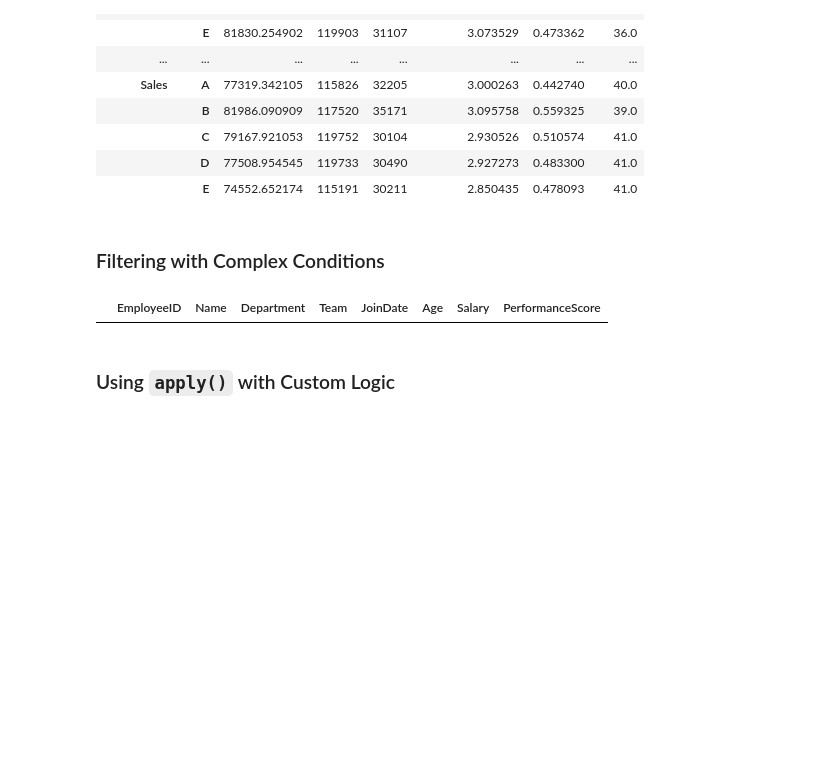
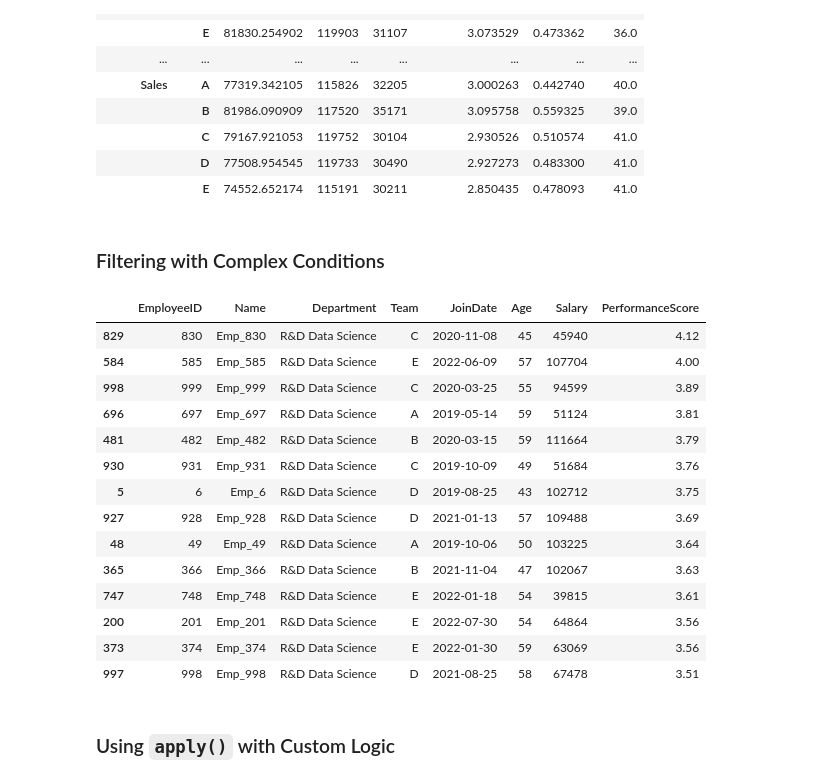
Before and after one commit to chloegaladriel/Cours-Data-Science-M2, a Jupyter notebook: DataScience/Exercice_2.ipynb, the cells around one changed output. Saved outputs shown, nothing was run; the diff lists cells and outputs as text; code cells hidden in the pictures; blank space fills up the shorter version.

Commit message:
DataScience Exercice_3 completed

```diff
--- a/DataScience/Exercice_2.ipynb
+++ b/DataScience/Exercice_2.ipynb
@@ -51,13 +51,27 @@ agg_df
 # %%
 # Employees in Engineering, older than 40, with high performance
 filtered = employee_data[
-    (employee_data['Department'] == 'Engineering') &
+    (employee_data['Department'] == 'R&D Data Science') &
     (employee_data['Age'] > 40) &
     (employee_data['PerformanceScore'] > 3.5)
 ]
 filtered.sort_values(by='PerformanceScore', ascending=False)
 # %% [output]
 |  | EmployeeID | Name | Department | Team | JoinDate | Age | Salary | PerformanceScore |
+| 829 | 830 | Emp_830 | R&D Data Science | C | 2020-11-08 | 45 | 45940 | 4.12 |
+| 584 | 585 | Emp_585 | R&D Data Science | E | 2022-06-09 | 57 | 107704 | 4.00 |
+| 998 | 999 | Emp_999 | R&D Data Science | C | 2020-03-25 | 55 | 94599 | 3.89 |
+| 696 | 697 | Emp_697 | R&D Data Science | A | 2019-05-14 | 59 | 51124 | 3.81 |
+| 481 | 482 | Emp_482 | R&D Data Science | B | 2020-03-15 | 59 | 111664 | 3.79 |
+| 930 | 931 | Emp_931 | R&D Data Science | C | 2019-10-09 | 49 | 51684 | 3.76 |
+| 5 | 6 | Emp_6 | R&D Data Science | D | 2019-08-25 | 43 | 102712 | 3.75 |
+| 927 | 928 | Emp_928 | R&D Data Science | D | 2021-01-13 | 57 | 109488 | 3.69 |
+| 48 | 49 | Emp_49 | R&D Data Science | A | 2019-10-06 | 50 | 103225 | 3.64 |
+| 365 | 366 | Emp_366 | R&D Data Science | B | 2021-11-04 | 47 | 102067 | 3.63 |
+| 747 | 748 | Emp_748 | R&D Data Science | E | 2022-01-18 | 54 | 39815 | 3.61 |
+| 200 | 201 | Emp_201 | R&D Data Science | E | 2022-07-30 | 54 | 64864 | 3.56 |
+| 373 | 374 | Emp_374 | R&D Data Science | E | 2022-01-30 | 59 | 63069 | 3.56 |
+| 997 | 998 | Emp_998 | R&D Data Science | D | 2021-08-25 | 58 | 67478 | 3.51 |
 # %% [markdown]
 ### Using `apply()` with Custom Logic
 # %%
```
Also changed, not shown: 1 other file.
